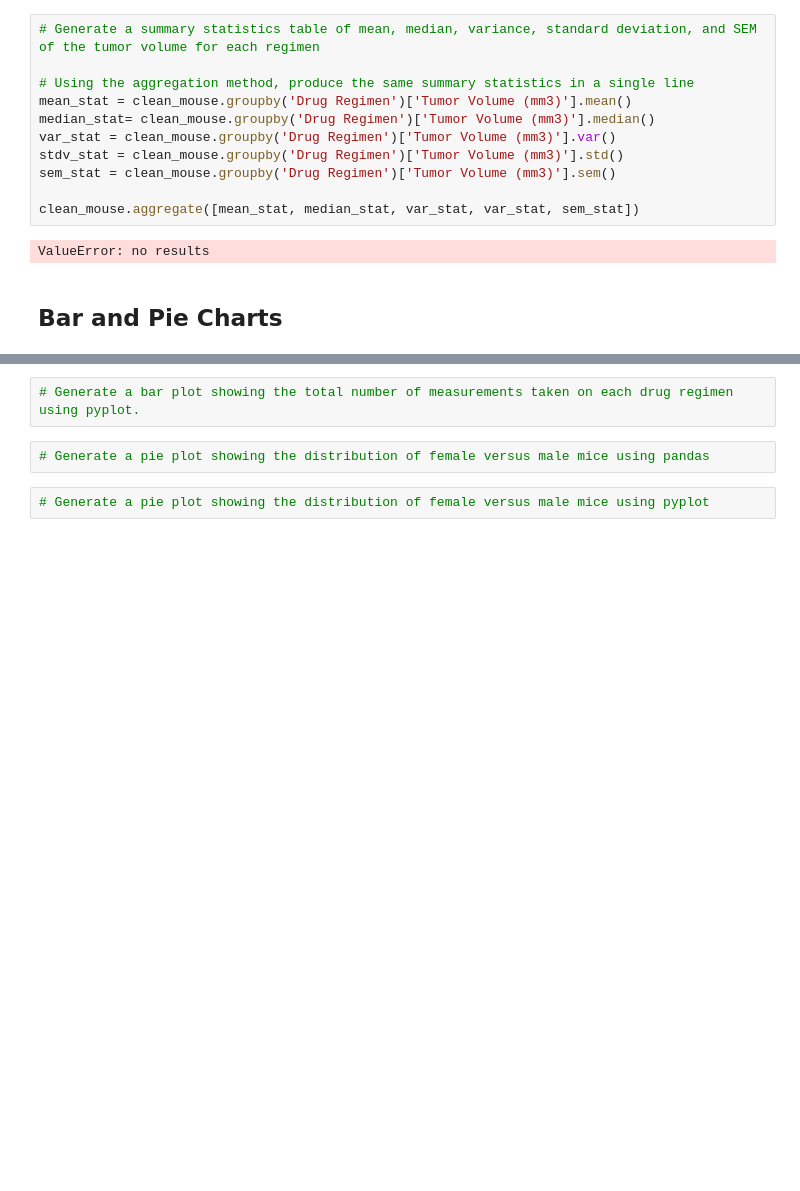
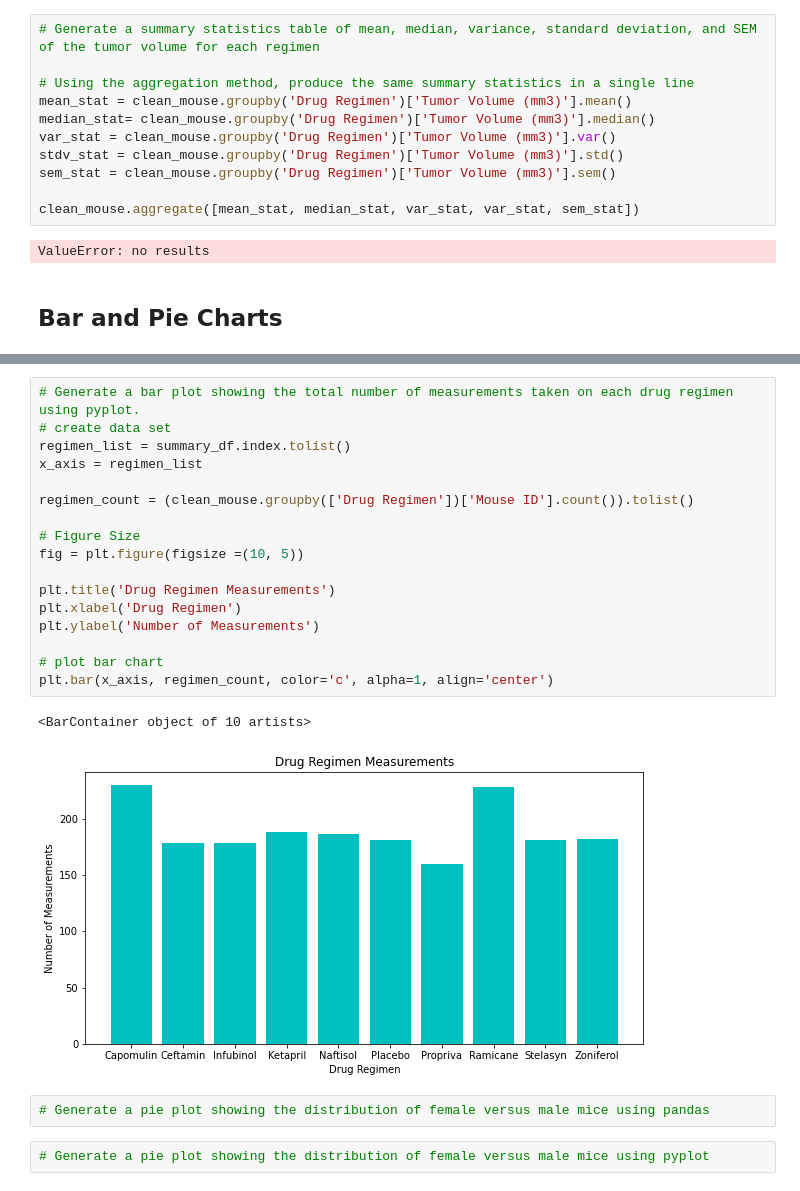
Before and after one commit to speedracer05/Matplotlib-Challenge, a Jupyter notebook: Pymaceuticals/pymaceuticals_starter.ipynb, the cells around one changed output, grey strips where cells are left out. Drawn from its saved outputs; the diff is of its cells as text; blank space fills up the shorter version.

```diff
--- a/Pymaceuticals/pymaceuticals_starter.ipynb
+++ b/Pymaceuticals/pymaceuticals_starter.ipynb
@@ -154,6 +154,24 @@ plt.tight_layout()
 <Figure size 432x288 with 0 Axes>
-# %%
-# Generate a bar plot showing the total number of measurements taken on each drug regimen using pyplot.
+# %%
+# Generate a bar plot showing the total number of measurements taken on each drug regimen using pyplot.
+# create data set
+regimen_list = summary_df.index.tolist()
+x_axis = regimen_list
+
+regimen_count = (clean_mouse.groupby(['Drug Regimen'])['Mouse ID'].count()).tolist()
+
+# Figure Size
+fig = plt.figure(figsize =(10, 5))
+
+plt.title('Drug Regimen Measurements')
+plt.xlabel('Drug Regimen')
+plt.ylabel('Number of Measurements')
+
+# plot bar chart
+plt.bar(x_axis, regimen_count, color='c', alpha=1, align='center')
+# %% [output]
+<BarContainer object of 10 artists>
+[figure, added]
 # %%
 # Generate a pie plot showing the distribution of female versus male mice using pandas
 # %%
```
Also changed, not shown: parts of 1 cell of this notebook.
